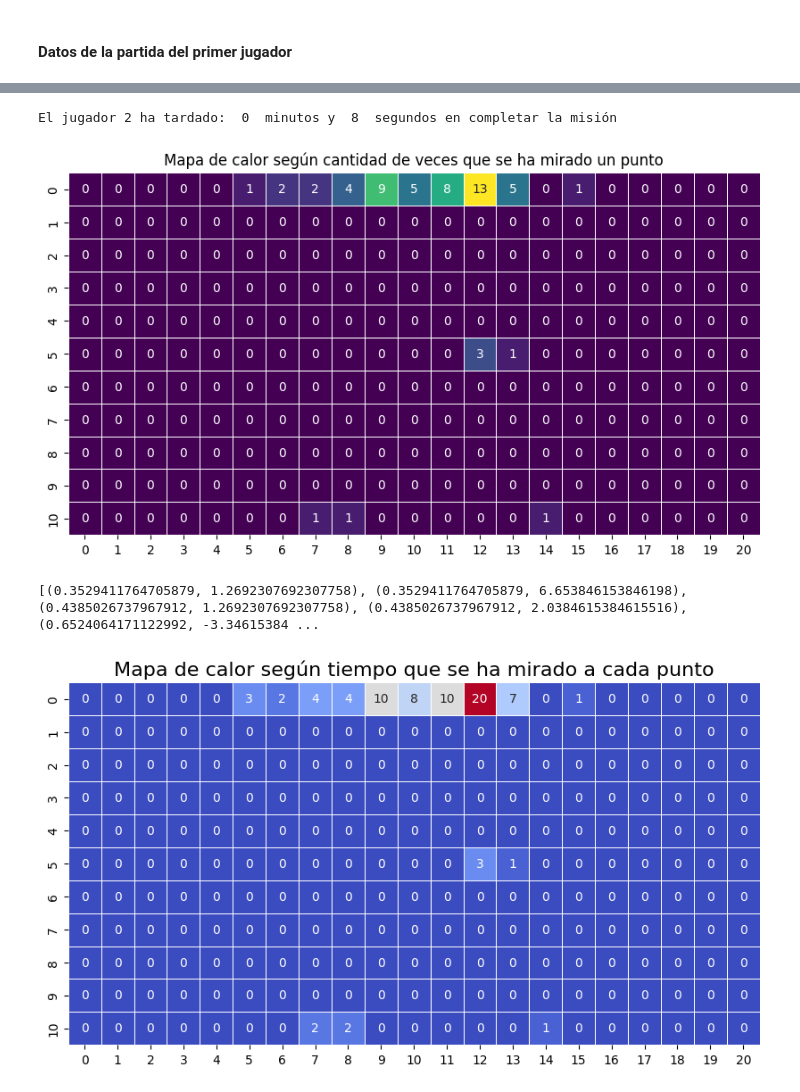
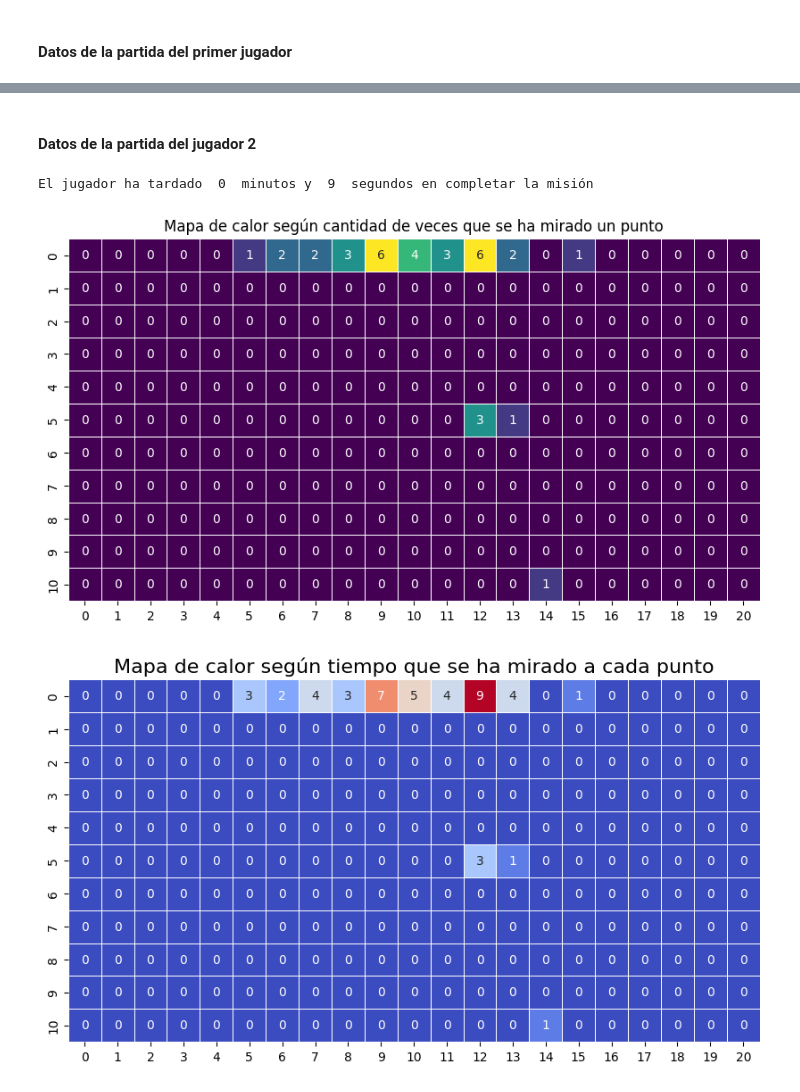
Before and after one commit to miriam-m-s/G3_Usabilidad_Pfinal, a Jupyter notebook: DataAnalyzer/AnalysisExample.ipynb, the cells around one changed output, grey strips where cells are left out. Drawn from its saved outputs; the diff is of its cells as text; code cells hidden in the pictures.

```diff
--- a/DataAnalyzer/AnalysisExample.ipynb
+++ b/DataAnalyzer/AnalysisExample.ipynb
@@ -34,28 +20,14 @@ dataAnalyzer.createTimeHeatMap(positionsP1)
 [figure]
-# %%
-#Datos de la partida del jugador 2
-with open('AnalisisMonkey/Mision2/1715878575.json', 'r') as json_data:
-            dataP2 = json.load(json_data)
-dataP2= dataP2['Events']
-#Busco hasta que encuentro el evento de inicio de misión
-initMisionTimeP1 = 0
-endMisionTimeP1 = 0
-
-initMisionTimeP2 = dataP2[1]['Timestamp']
-endMisionTimeP2 = dataP2[2]['Timestamp']
-startMisionTimeP2 = initMisionTimeP2- dataP2[0]['Timestamp']
-
-misionDurationP2 = endMisionTimeP2 - initMisionTimeP2
-minutes = math.trunc(misionDurationP2 / 60)
-seconds= misionDurationP2 %60
-print("El jugador 2 ha tardado: ",minutes," minutos y ", seconds , " segundos en completar la misión")
-# %% [output]
-El jugador 2 ha tardado:  0  minutos y  8  segundos en completar la misión
+# %% [markdown]
+#### Datos de la partida del jugador 2
+# %%
+init, duration = ag.analyzeJson('AnalisisMonkey/Mision2/1715878575.json')
+# %% [output]
+El jugador ha tardado  0  minutos y  9  segundos en completar la misión
 # %%
-positionsP2 = dataAnalyzer.readData('AnalisisMonkey/Mision2/event_1715878584.json',startMisionTimeP2,misionDurationP2)
+positionsP2 = dataAnalyzer.readData('AnalisisMonkey/Mision2/event_1715878584.json',init,duration)
 dataAnalyzer.createCountHeatMap(positionsP2)
 dataAnalyzer.createTimeHeatMap(positionsP2)
 # %% [output]
-[figure, old version]
+[figure, new version]
-[(0.3529411764705879, 1.2692307692307758), (0.3529411764705879, 6.653846153846198), (0.4385026737967912, 1.2692307692307758), (0.4385026737967912, 2.0384615384615516), (0.6524064171122992, -3.34615384 ...
-[figure, old version]
+[figure, new version]
```
Also changed, not shown: parts of 4 cells of this notebook, 1 other file.
